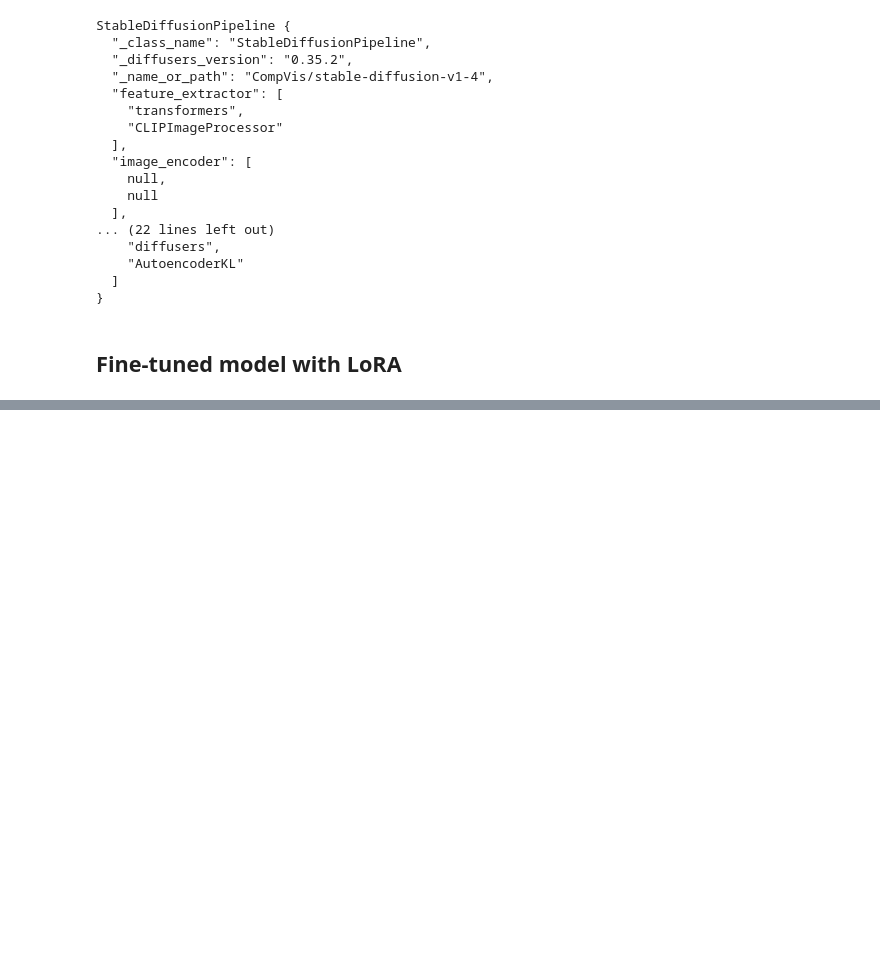
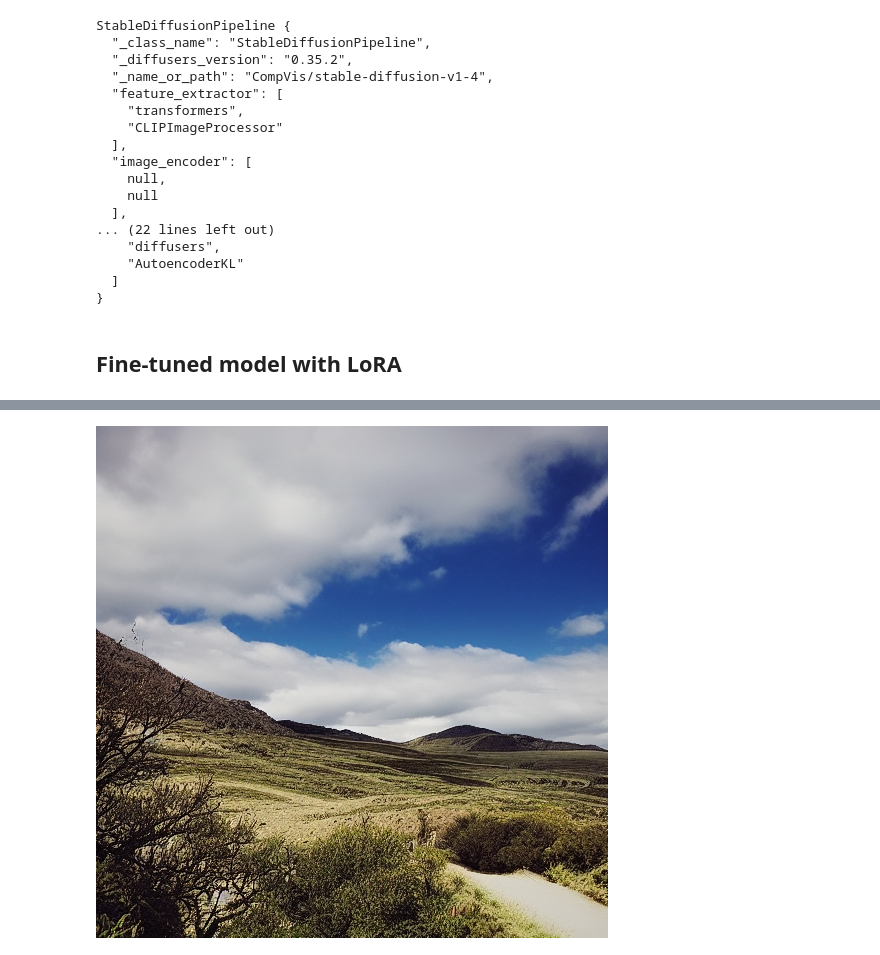
Before and after one commit to yuliya1324/EmotionalPortraitsGeneration, a Jupyter notebook: inference.ipynb, the cells around one changed output, grey strips where cells are left out. Saved outputs shown, nothing was run; the diff lists cells and outputs as text; code cells hidden in the pictures; blank space fills up the shorter version.

```diff
--- a/inference.ipynb
+++ b/inference.ipynb
@@ -58,3 +40,8 @@ StableDiffusionPipeline {
 # %%
 image = pipe("happy", num_inference_steps=25).images[0]
 image.save("output/images/happy.png")
+# %%
+model_path = "/Data/iuliia.korotkova/output/output/exp_full/checkpoint-500/pytorch_lora_weights.safetensors"
+
+pipe.unet.load_attn_procs(model_path)
+pipe.to("cuda")
@@ -60,0 +57,5 @@ image.save("output/images/happy.png")
+# %%
+model_path = "/Data/iuliia.korotkova/output/exp_emoset/pytorch_lora_weights.safetensors"
+
+pipe.unet.load_attn_procs(model_path)
+pipe.to("cuda")
@@ -60,0 +77,12 @@ image.save("output/images/happy.png")
+# %%
+model_path = "/Data/iuliia.korotkova/output/exp_emoset_embed/pytorch_lora_weights.safetensors"
+
+pipe.unet.load_attn_procs(model_path)
+pipe.to("cuda");
+# %%
+from torch import nn
+
+emotion_embedding = nn.Embedding(8, pipe.text_encoder.config.hidden_size)
+emotion_embedding.load_state_dict(torch.load('/Data/iuliia.korotkova/output/exp_emoset_embed/emotion_embedding.pth'))
+emotion_embedding.eval()
+emotion_embedding.to("cuda");
@@ -60,0 +91,7 @@ image.save("output/images/happy.png")
+# %%
+emotion_id = 4
+prompt = "a photo of a landscape"
+
+generate_with_emotion(pipe, emotion_embedding, prompt, emotion_id, num_inference_steps=25)
+# %% [output]
+[figure, added]
```
Also changed, not shown: parts of 4 cells of this notebook, 5 other files.
